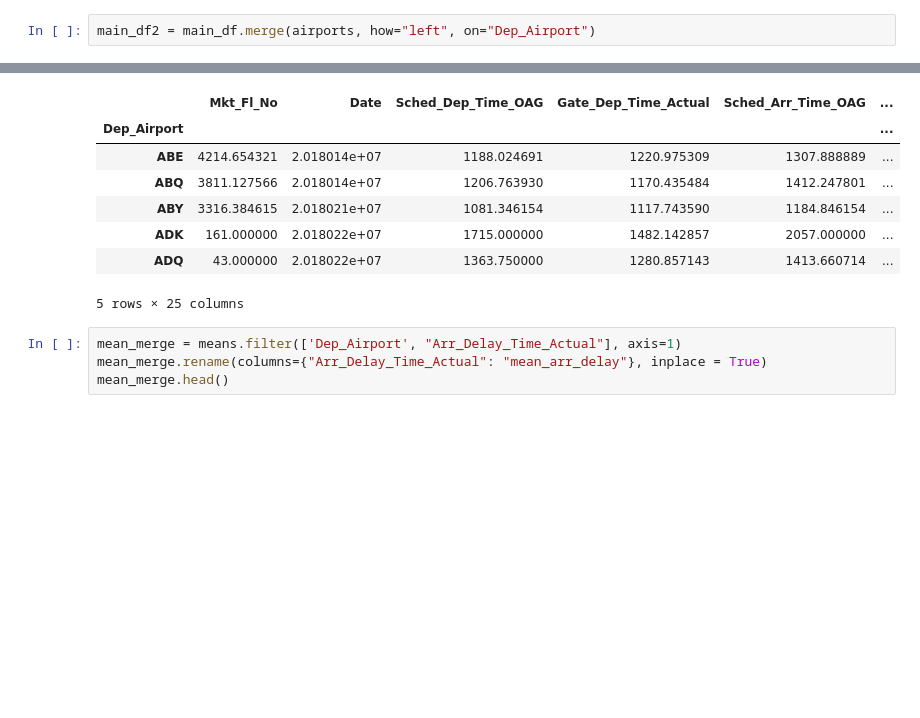
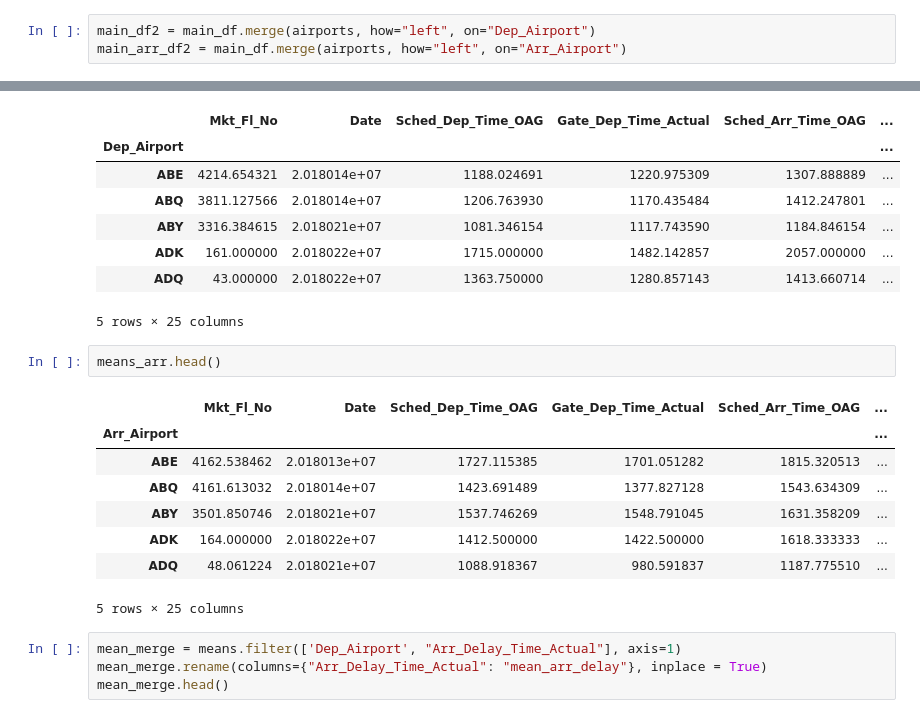
Before and after one commit to andrew-ana/machine-learning-project, a Jupyter notebook: diana_working_directory/proj3_sql.ipynb, the cells around one changed output, grey strips where cells are left out. Saved outputs shown, nothing was run; the diff lists cells and outputs as text; blank space fills up the shorter version.

```diff
--- a/diana_working_directory/proj3_sql.ipynb
+++ b/diana_working_directory/proj3_sql.ipynb
@@ -59,5 +61,6 @@ clean_airport_data = airport_data.dropna(how="all")
 #clean_airport_data2 = clean_airport_data.drop(labels="Unnamed: 7", axis=1)
 # %%
 main_df2 = main_df.merge(airports, how="left", on="Dep_Airport")
+main_arr_df2 = main_df.merge(airports, how="left", on="Arr_Airport")
 # %%
 main_df3 = main_df2.merge(clean_airport_data, how="left", on="Dep_Airport")
@@ -104,6 +102,17 @@ means.head()
 | ADK | 161.000000 | 2.018022e+07 | 1715.000000 | 1482.142857 | 2057.000000 | ... |
 | ADQ | 43.000000 | 2.018022e+07 | 1363.750000 | 1280.857143 | 1413.660714 | ... |
 5 rows × 25 columns
+# %%
+means_arr.head()
+# %% [output]
+|  | Mkt_Fl_No | Date | Sched_Dep_Time_OAG | Gate_Dep_Time_Actual | Sched_Arr_Time_OAG | ... |
+| Arr_Airport |  |  |  |  |  | ... |
+| ABE | 4162.538462 | 2.018013e+07 | 1727.115385 | 1701.051282 | 1815.320513 | ... |
+| ABQ | 4161.613032 | 2.018014e+07 | 1423.691489 | 1377.827128 | 1543.634309 | ... |
+| ABY | 3501.850746 | 2.018021e+07 | 1537.746269 | 1548.791045 | 1631.358209 | ... |
+| ADK | 164.000000 | 2.018022e+07 | 1412.500000 | 1422.500000 | 1618.333333 | ... |
+| ADQ | 48.061224 | 2.018021e+07 | 1088.918367 | 980.591837 | 1187.775510 | ... |
+5 rows × 25 columns
 # %%
 mean_merge = means.filter(['Dep_Airport', "Arr_Delay_Time_Actual"], axis=1)
 mean_merge.rename(columns={"Arr_Delay_Time_Actual": "mean_arr_delay"}, inplace = True)
```
Also changed, not shown: parts of 17 cells of this notebook, 29 other files.
